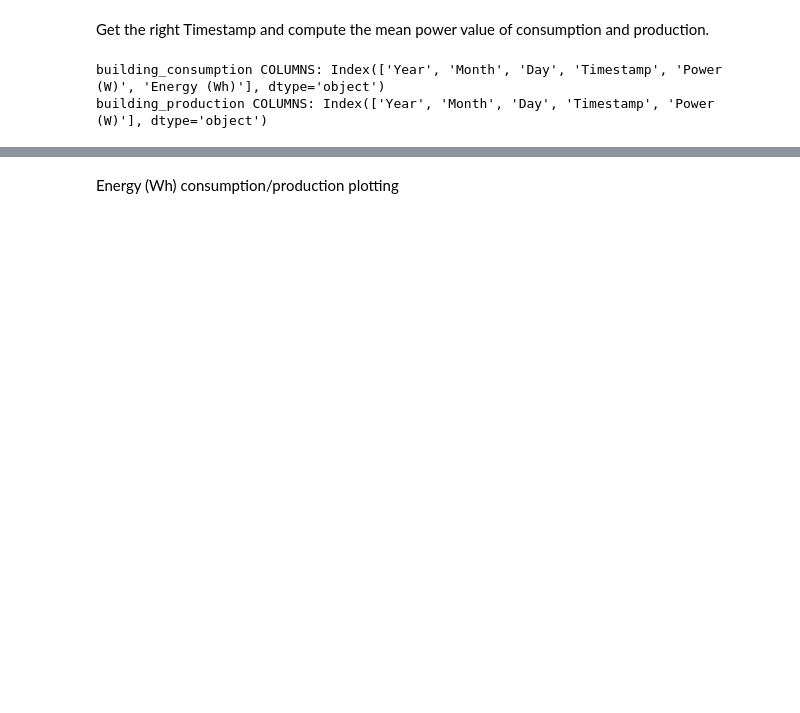
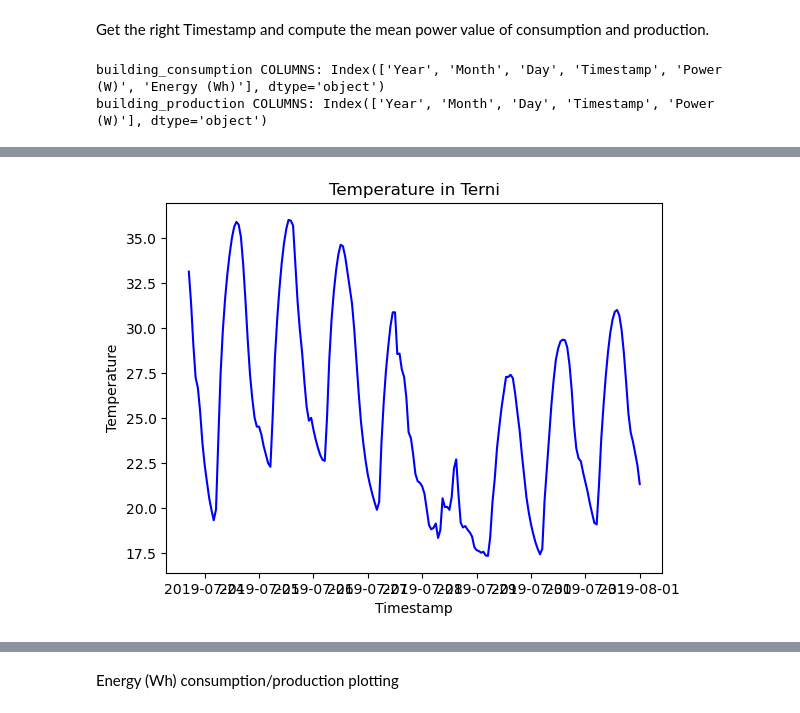
Before and after one commit to AlessandroBelotti00/NOI-hackathon, a Jupyter notebook: 1_PV/data_integration.ipynb, the cells around one changed output, grey strips where cells are left out. Drawn from its saved outputs; the diff is of its cells as text; code cells hidden in the pictures; blank space fills up the shorter version.

```diff
--- a/1_PV/data_integration.ipynb
+++ b/1_PV/data_integration.ipynb
@@ -156,0 +153,10 @@ building_production['Power (W)'] = building_production['Power (W)'] + building_c
+# %%
+tmp = pd.DataFrame(building_production.groupby(['data_tmp','hour'])['Power (W)'].mean().reset_index())
+dt = []
+
+for index, row in tmp.iterrows():
+    dt.append(row['data_tmp'] + timedelta(hours=row['hour']))
+
+building_production_def = pd.DataFrame(columns=['Timestamp','power x h'])
+building_production_def['Timestamp'] = dt
+building_production_def['power x h'] = tmp['Power (W)']
@@ -162,0 +282,8 @@ df_merged_power_consum.to_csv('data/exported_merged_power_consum.csv')
+# %%
+plt.plot(df_merged_power_product['Timestamp'].tail(200), df_merged_power_product['temp'].tail(200), color='blue')
+plt.title('Temperature in Terni')
+plt.xlabel('Timestamp')
+plt.ylabel('Temperature')
+plt.show()
+# %% [output]
+[figure, added]
```
Also changed, not shown: parts of 27 cells of this notebook, 3 other files.
